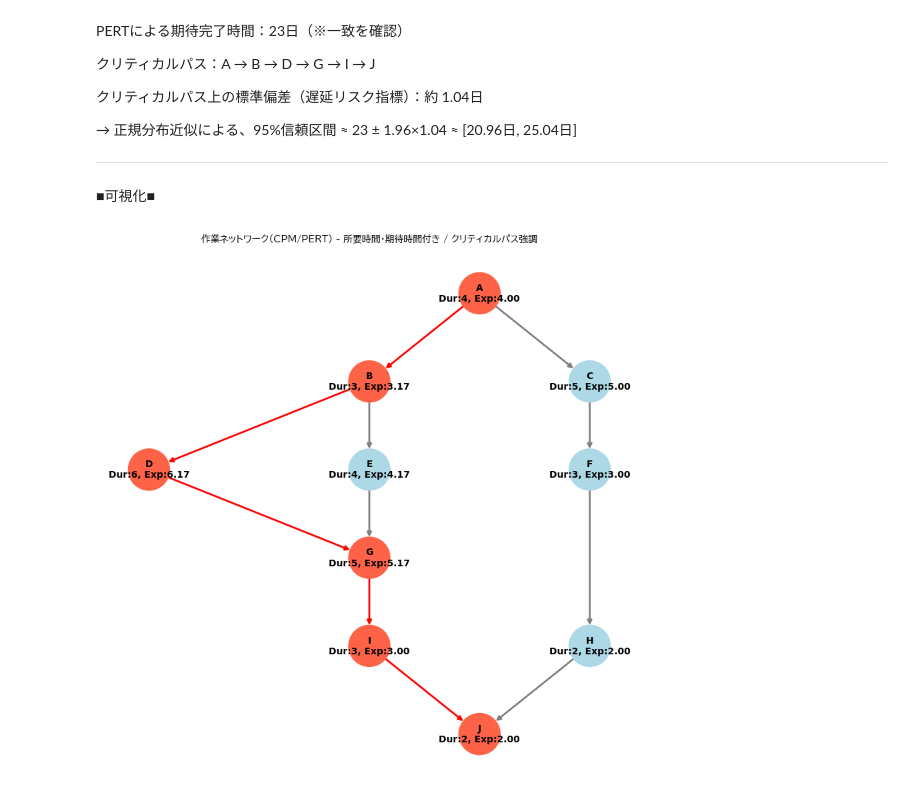
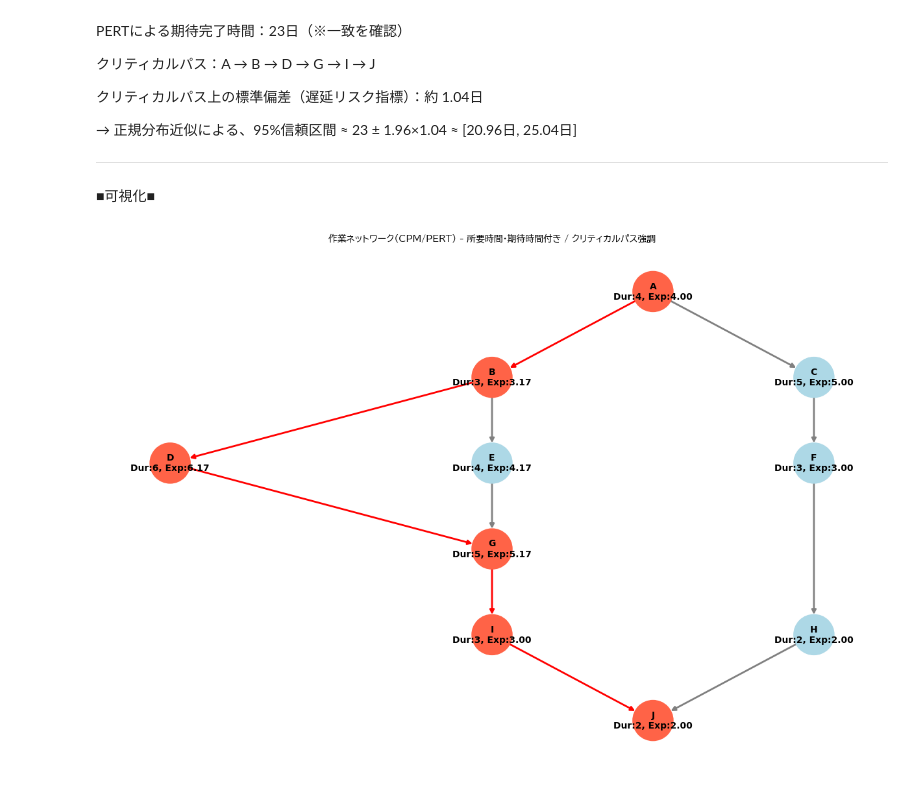
Before and after one commit to souldrive7/ECP, a Jupyter notebook: modeling_kadai_goto1.ipynb, the cells around one changed output. Drawn from its saved outputs; the diff is of its cells as text; code cells hidden in the pictures.

```diff
--- a/modeling_kadai_goto1.ipynb
+++ b/modeling_kadai_goto1.ipynb
@@ -250,32 +381,35 @@ task_info = {
     'J': {'pred': ['H', 'I'],'duration': 2, 'expect': 2.0,  'critical': True}
 }
 
 # ▼ DAG構築
 G = nx.DiGraph()
 for task, info in task_info.items():
     G.add_node(task, duration=info['duration'], expect=info['expect'], critical=info['critical'])
     for pred in info['pred']:
         G.add_edge(pred, task)
 
 
 # ▼ ラベル・色設定
 labels = {
     node: f"{node}\nDur:{G.nodes[node]['duration']}, Exp:{G.nodes[node]['expect']:.2f}"
     for node in G.nodes
 }
 node_colors = ['tomato' if G.nodes[node]['critical'] else 'lightblue' for node in G.nodes]
 edge_colors = ['red' if G.nodes[u]['critical'] and G.nodes[v]['critical'] else 'gray' for u, v in G.edges]
 pos = nx.nx_pydot.graphviz_layout(G, prog='dot')
 
 # ▼ 描画
-plt.figure(figsize=(8, 8))
+plt.figure(figsize=(12, 8))
 nx.draw(G, pos, with_labels=False, arrows=True, node_size=2000,
         node_color=node_colors, edge_color=edge_colors, width=2)
 nx.draw_networkx_labels(G, pos, labels=labels, font_size=10, font_weight='bold')
 
 plt.title("作業ネットワーク（CPM/PERT） - 所要時間・期待時間付き / クリティカルパス強調", fontproperties=font_prop)
 plt.axis('off')
 plt.tight_layout()
+
+# PDF保存
+plt.savefig("network_chart.pdf", format='pdf', bbox_inches='tight')
 plt.show()
 # %% [output]
-[figure, old version]
+[figure, new version]
```
Also changed, not shown: parts of 7 cells of this notebook.
